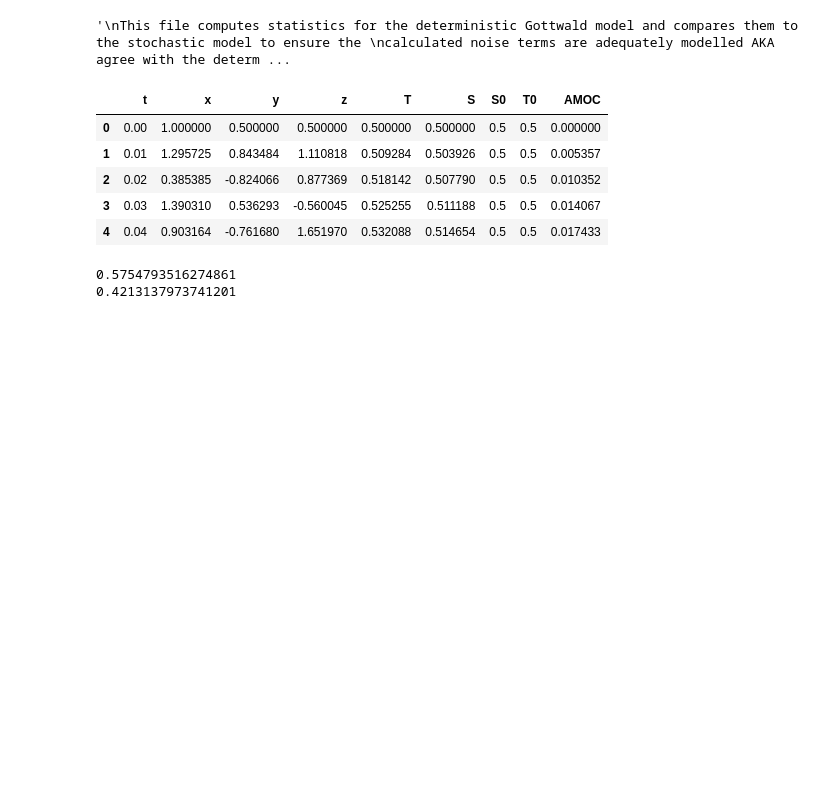
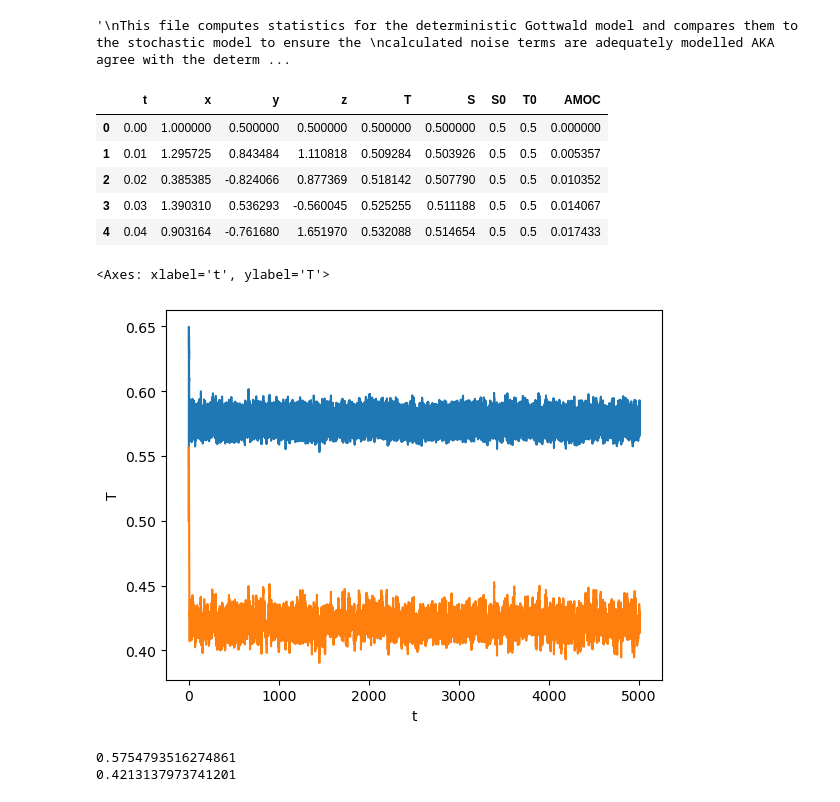
Before and after one commit to amethystaurora-robo/EWS_Gottwald, a Jupyter notebook: code/Analysis.ipynb, the cells around one changed output. Cells and saved outputs as stored; diff of their text form; code cells hidden in the pictures; blank space fills up the shorter version.

```diff
--- a/code/Analysis.ipynb
+++ b/code/Analysis.ipynb
@@ -26,6 +26,12 @@ control_run.head()
 | 2 | 0.02 | 0.385385 | -0.824066 | 0.877369 | 0.518142 | 0.507790 | 0.5 | 0.5 | 0.010352 |
 | 3 | 0.03 | 1.390310 | 0.536293 | -0.560045 | 0.525255 | 0.511188 | 0.5 | 0.5 | 0.014067 |
 | 4 | 0.04 | 0.903164 | -0.761680 | 1.651970 | 0.532088 | 0.514654 | 0.5 | 0.5 | 0.017433 |
+# %%
+sns.lineplot(data=control_run,x='t',y='T')
+sns.lineplot(data=control_run,x='t',y='S')
+# %% [output]
+<Axes: xlabel='t', ylabel='T'>
+[figure, added]
 # %%
 #means of T and S, d model
 print(control_run['T'].mean())
```
Also changed, not shown: parts of 1 cell of this notebook, 2 other files.
